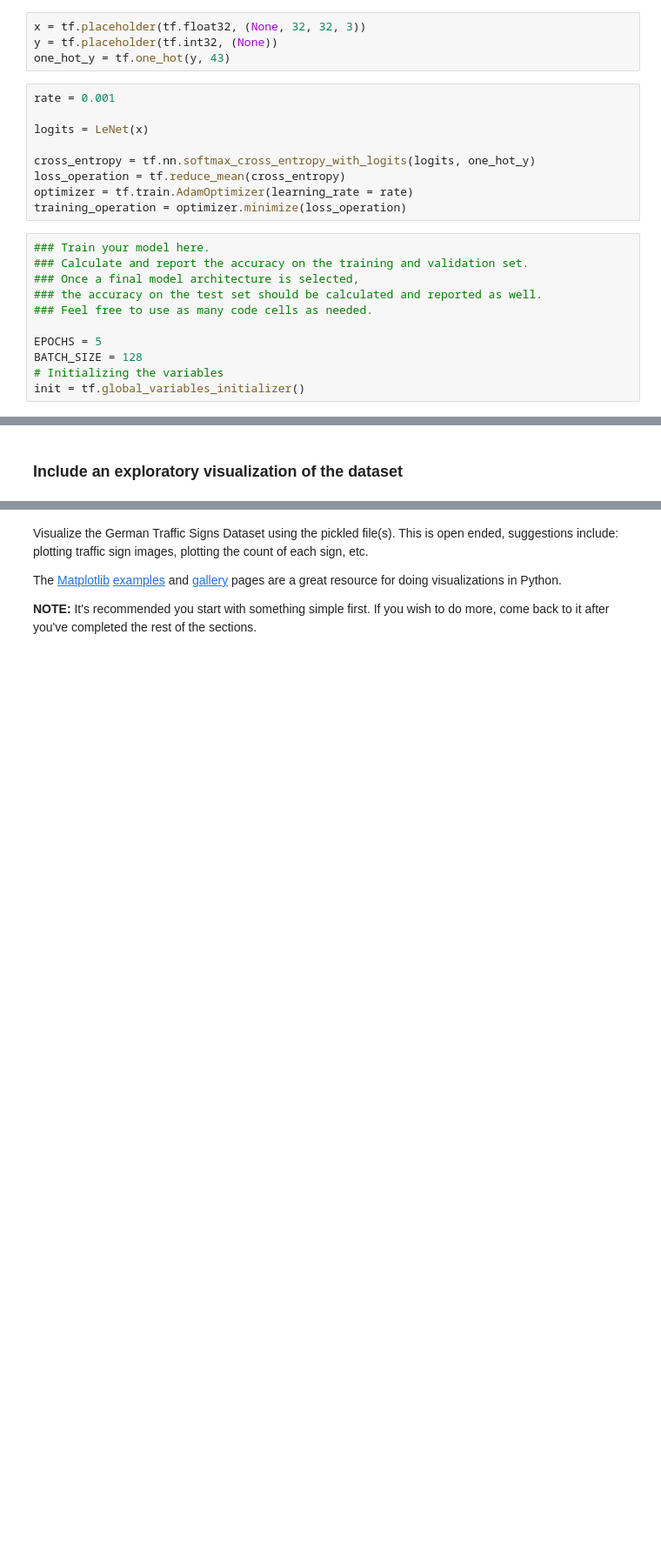
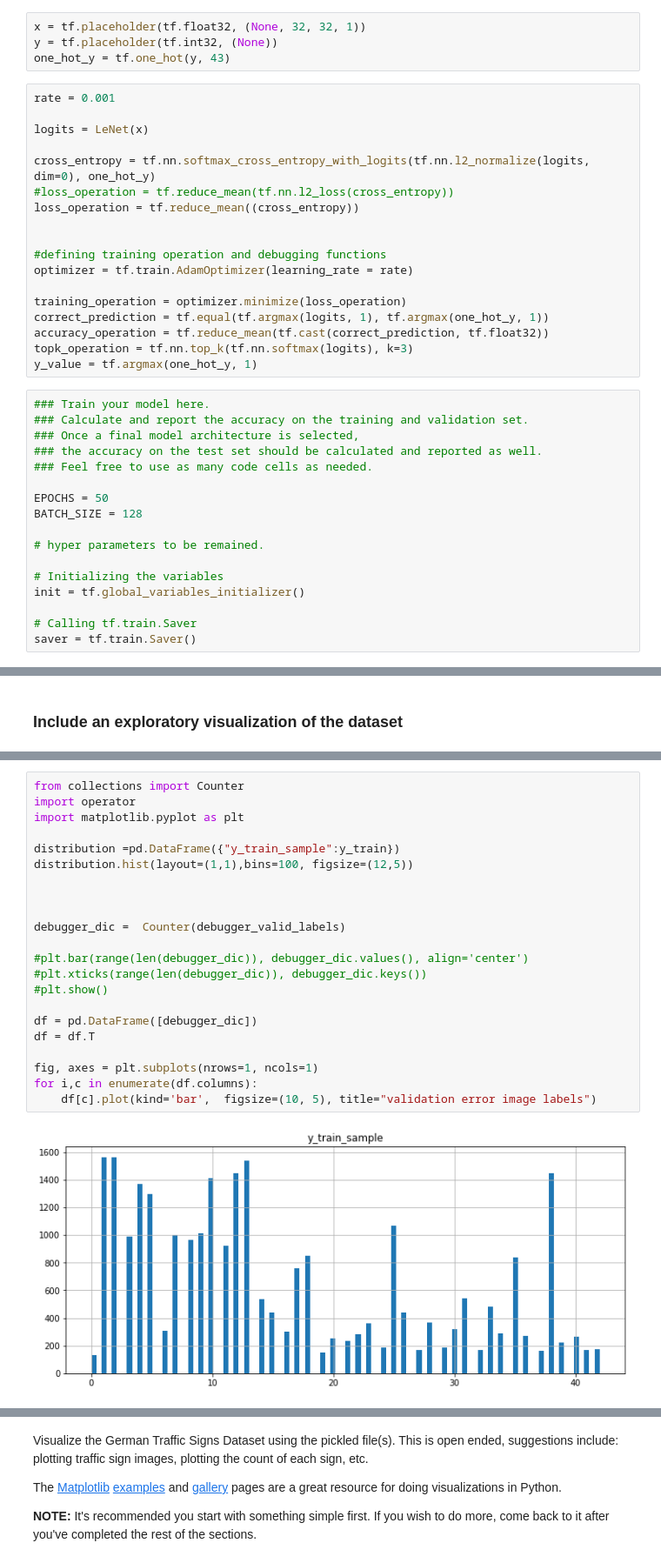
Before and after one commit to duke24k/self-driving-car-nd, a Jupyter notebook: p2/Traffic_Sign_Classifier_submit_revised.ipynb, the cells around one changed output, grey strips where cells are left out. Shown at 87% size. Cells and saved outputs as stored; diff of their text form; blank space fills up the shorter version.

```diff
--- a/p2/Traffic_Sign_Classifier_submit_revised.ipynb
+++ b/p2/Traffic_Sign_Classifier_submit_revised.ipynb
@@ -371,7 +543,7 @@ def LeNet(x):
 
     return logits
 # %%
-x = tf.placeholder(tf.float32, (None, 32, 32, 3))
+x = tf.placeholder(tf.float32, (None, 32, 32, 1))
 y = tf.placeholder(tf.int32, (None))
 one_hot_y = tf.one_hot(y, 43)
 # %%
@@ -379,10 +551,19 @@ rate = 0.001
 
 logits = LeNet(x)
 
-cross_entropy = tf.nn.softmax_cross_entropy_with_logits(logits, one_hot_y)
-loss_operation = tf.reduce_mean(cross_entropy)
+cross_entropy = tf.nn.softmax_cross_entropy_with_logits(tf.nn.l2_normalize(logits, dim=0), one_hot_y)
+#loss_operation = tf.reduce_mean(tf.nn.l2_loss(cross_entropy))
+loss_operation = tf.reduce_mean((cross_entropy))
+
+
+#defining training operation and debugging functions
 optimizer = tf.train.AdamOptimizer(learning_rate = rate)
+
 training_operation = optimizer.minimize(loss_operation)
+correct_prediction = tf.equal(tf.argmax(logits, 1), tf.argmax(one_hot_y, 1))
+accuracy_operation = tf.reduce_mean(tf.cast(correct_prediction, tf.float32))
+topk_operation = tf.nn.top_k(tf.nn.softmax(logits), k=3)
+y_value = tf.argmax(one_hot_y, 1)
 # %%
 ### Train your model here.
 ### Calculate and report the accuracy on the training and validation set.
@@ -390,8 +571,14 @@ training_operation = optimizer.minimize(loss_operation)
 ### the accuracy on the test set should be calculated and reported as well.
 ### Feel free to use as many code cells as needed.
 
-EPOCHS = 5
+EPOCHS = 50
 BATCH_SIZE = 128
+
+# hyper parameters to be remained.
+
 # Initializing the variables
 init = tf.global_variables_initializer()
+
+# Calling tf.train.Saver
+saver = tf.train.Saver()
 # %%
@@ -488,0 +980,24 @@ Complete the basic data summary below. Use python, numpy and/or pandas methods t
+# %%
+from collections import Counter
+import operator
+import matplotlib.pyplot as plt
+
+distribution =pd.DataFrame({"y_train_sample":y_train})
+distribution.hist(layout=(1,1),bins=100, figsize=(12,5))
+
+
+
+debugger_dic =  Counter(debugger_valid_labels)
+
+#plt.bar(range(len(debugger_dic)), debugger_dic.values(), align='center')
+#plt.xticks(range(len(debugger_dic)), debugger_dic.keys())
+#plt.show()
+
+df = pd.DataFrame([debugger_dic])
+df = df.T
+
+fig, axes = plt.subplots(nrows=1, ncols=1)
+for i,c in enumerate(df.columns):
+    df[c].plot(kind='bar',  figsize=(10, 5), title="validation error image labels")
+# %% [output]
+[figure, added]
```
Also changed, not shown: parts of 31 cells of this notebook.
